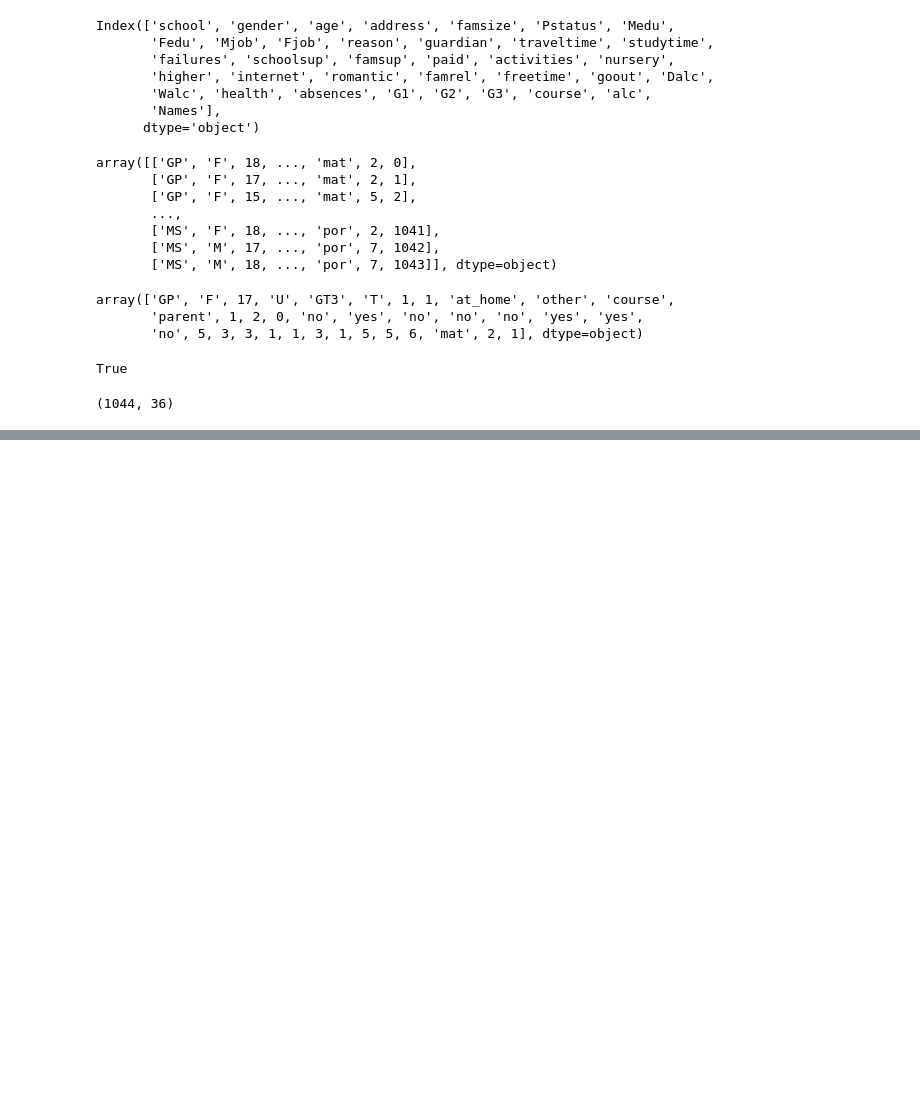
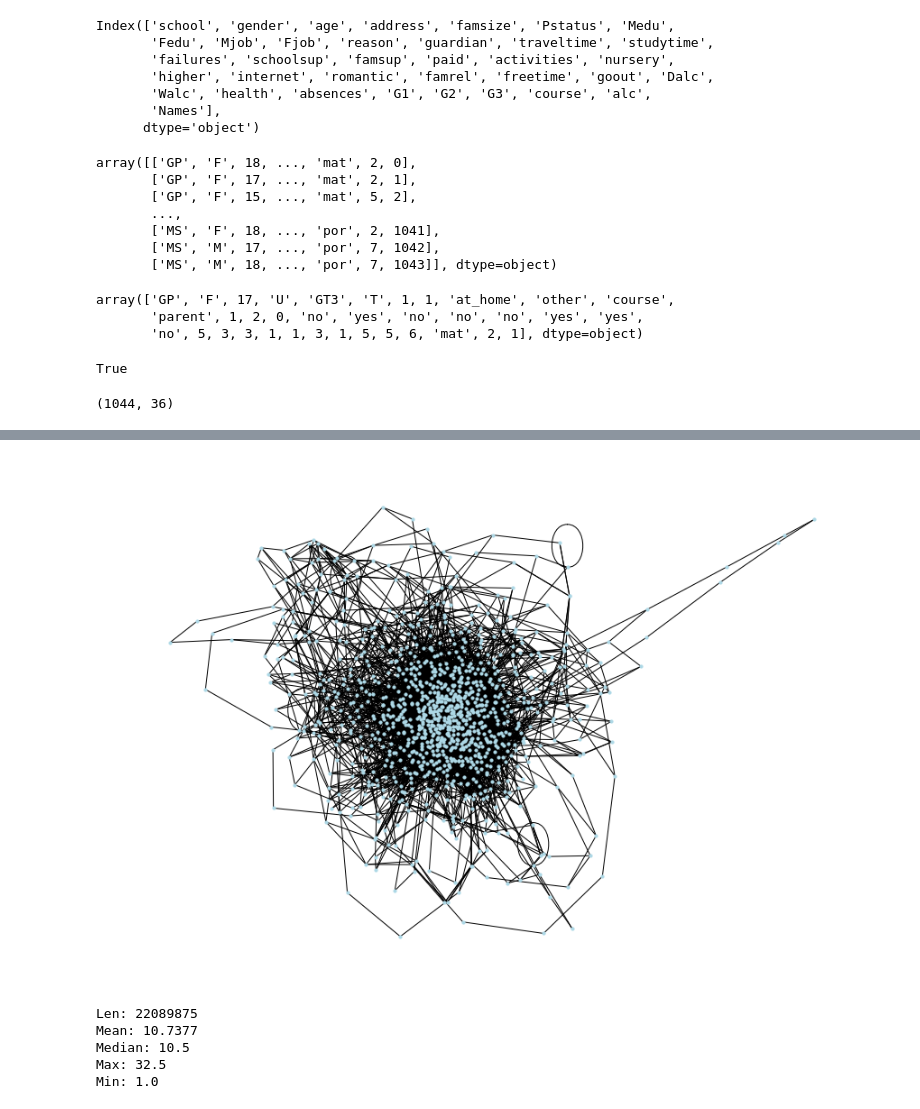
Before and after one commit to Cyrlyo/Alcohol_Students, a Jupyter notebook: StudentAlcool_dev.ipynb, the cells around one changed output, grey strips where cells are left out. Drawn from its saved outputs; the diff is of its cells as text; code cells hidden in the pictures; blank space fills up the shorter version.

Commit message:
Weighted scores

```diff
--- a/StudentAlcool_dev.ipynb
+++ b/StudentAlcool_dev.ipynb
@@ -141,0 +180,39 @@ plt.show()
+# %%
+columns_name = list(data.columns)
+list_of_scores = []
+for vec in range(1, data_vec.shape[0]):
+    for vecs in range(data_vec.shape[0]):
+        list_difference = []
+        score = 0
+        for col in range(data_vec.shape[1]):
+            if data_vec[vec - 1, col-1] != data_vec[vecs, col-1]:
+                score += weighting[columns_name[col]]
+                list_of_scores.append(score)
+        if score < 10.5:
+            G.add_edge(data_vec[vec, -1], data_vec[vecs, -1])
+        else:
+            pass
+# %%
+plt.figure(figsize=(12, 8))
+graph_options = {
+    'node_color': 'lightblue',
+    'node_size' : 10,
+    "edge_color": 'black'
+}
+
+nx.draw(G, **graph_options)
+plt.show()
+# %% [output]
+[figure, added]
+# %%
+print(f"Len: {len(list_of_scores)}")
+print(f"Mean: {round(np.mean(list_of_scores), 4)}")
+print(f"Median: {np.median(list_of_scores)}")
+print(f"Max: {np.max(list_of_scores)}")
+print(f"Min: {np.min(list_of_scores)}")
+# %% [output]
+Len: 22089875
+Mean: 10.7377
+Median: 10.5
+Max: 32.5
+Min: 1.0
```
Also changed, not shown: parts of 3 cells of this notebook.
